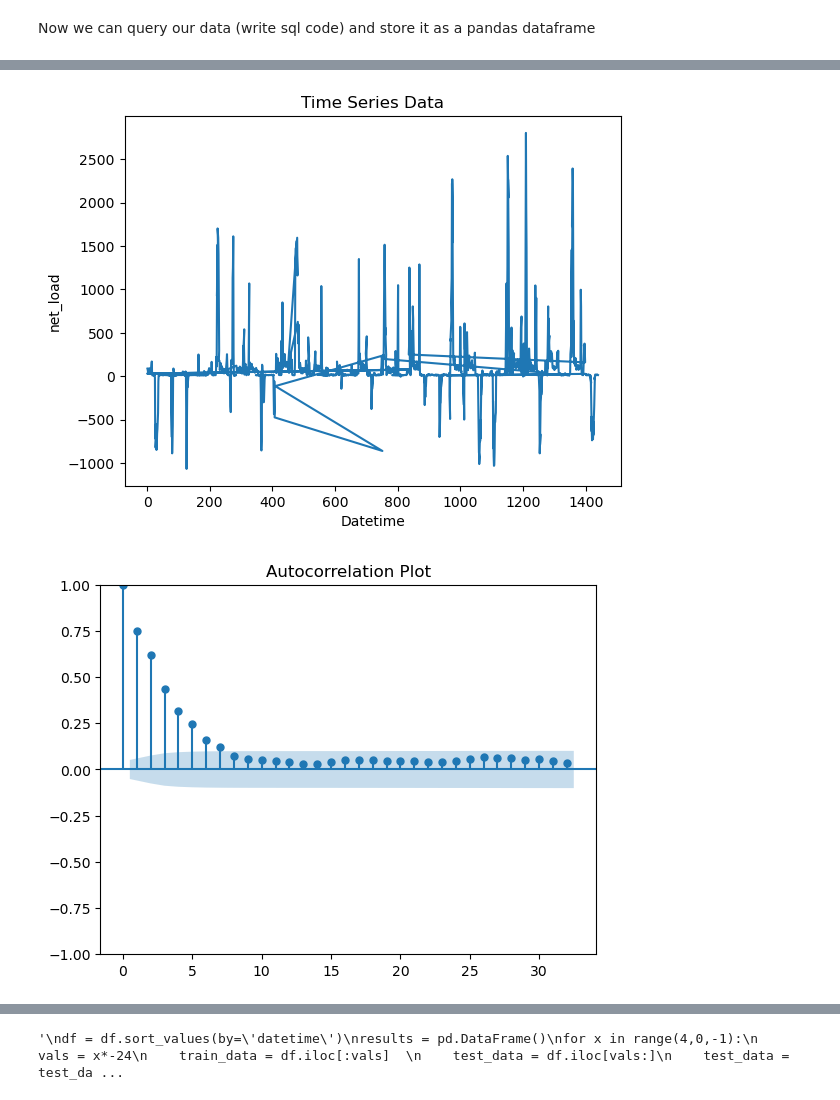
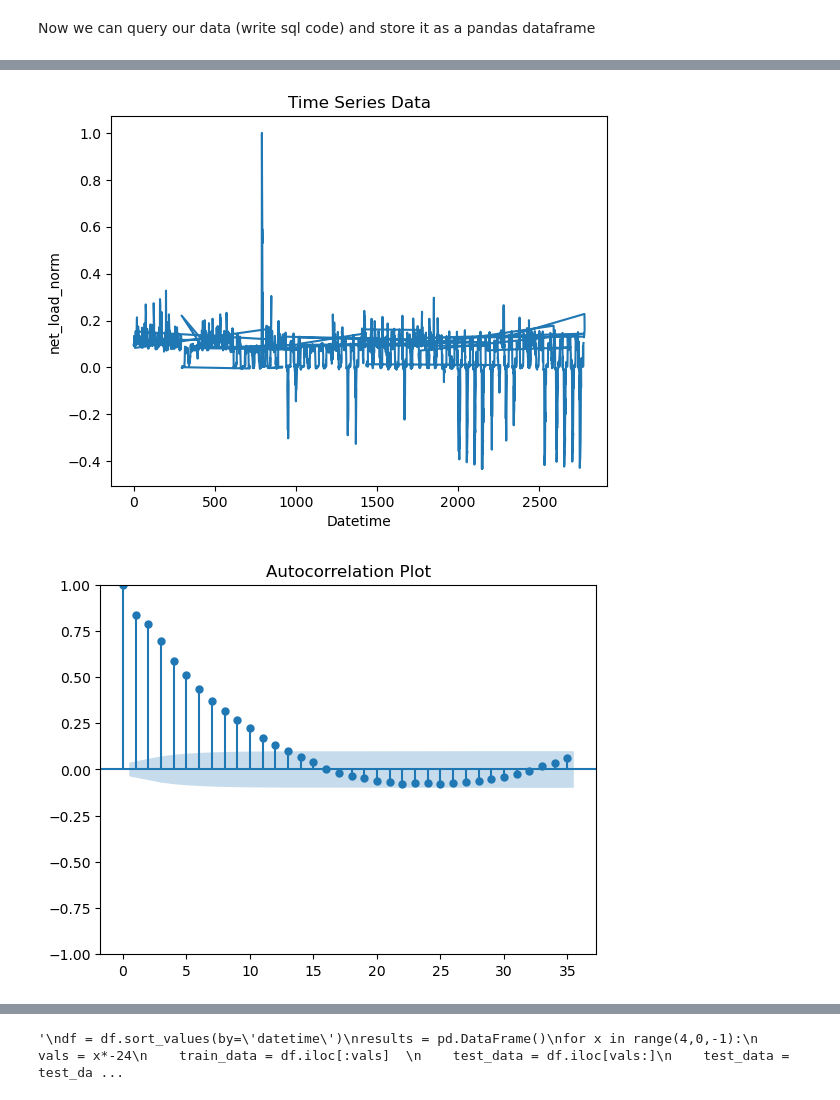
Before and after one commit to dguiraldes/aml_project, a Jupyter notebook: wills_code.ipynb, the cells around one changed output, grey strips where cells are left out. Saved outputs shown, nothing was run; the diff lists cells and outputs as text; code cells hidden in the pictures.

```diff
--- a/wills_code.ipynb
+++ b/wills_code.ipynb
@@ -55,8 +55,8 @@ from sklearn.metrics import mean_squared_error
 # %%
 query="""
     select *
-    from agg.tidy_data_30min
-    where year = 2019 and site = 20 and month =6
+    from agg.tidy_data_final
+    where year = 2020 and site = 20 and month between 2 and 3
 """
 # %%
 df = pd.read_sql_query(query, conn)
@@ -143,26 +155,26 @@ plt.xticks(rotation=45)
 # %%
 import pandas as pd
 import numpy as np
 import matplotlib.pyplot as plt
 from statsmodels.tsa.arima.model import ARIMA
 from statsmodels.graphics.tsaplots import plot_acf, plot_pacf
 df = df.sort_values(by='datetime')
 
 # Plot the time series data
-df['net_load'].plot()
+df['net_load_norm'].plot()
 plt.xlabel('Datetime')
-plt.ylabel('net_load')
+plt.ylabel('net_load_norm')
 plt.title('Time Series Data')
 plt.show()
 
 # Plot autocorrelation and partial autocorrelation plots
 plot_acf(df['net_load'])
 plt.title('Autocorrelation Plot')
 plt.show()
 
 plot_pacf(df['net_load'])
 plt.title('Partial Autocorrelation Plot')
 plt.show()
 # %% [output]
-[figure, old version]
+[figure, new version]
-[figure, old version]
+[figure, new version]
```
Also changed, not shown: parts of 16 cells of this notebook.
